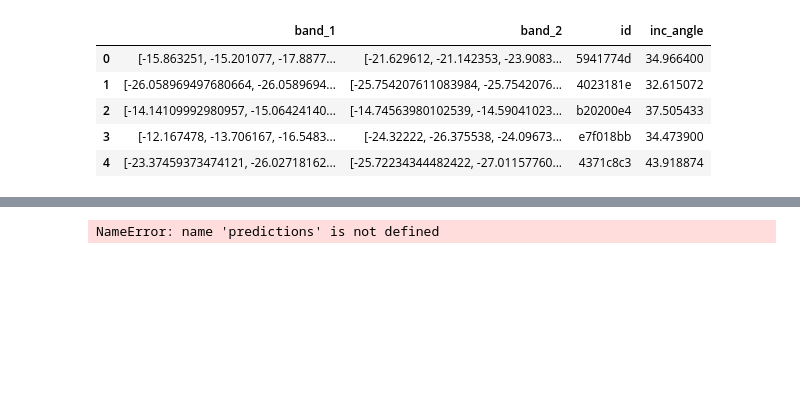
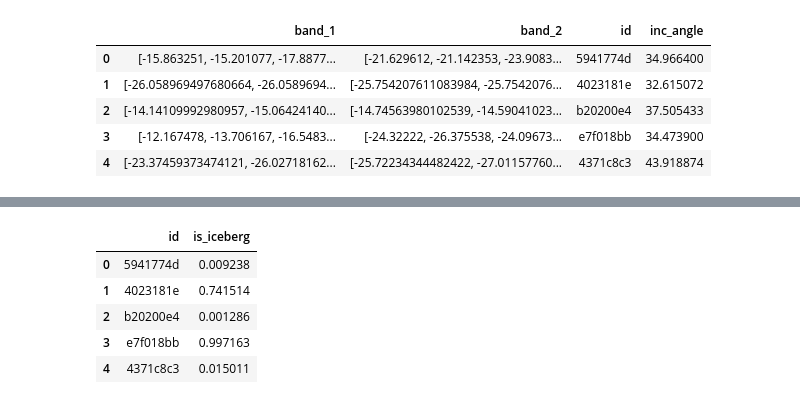
Before and after one commit to vinayakkankanwadi/statoil-iceberg-classifier-challenge, a Jupyter notebook: notebooks/sicc.ipynb, the cells around one changed output, grey strips where cells are left out. Drawn from its saved outputs; the diff is of its cells as text; code cells hidden in the pictures; blank space fills up the shorter version.

```diff
--- a/notebooks/sicc.ipynb
+++ b/notebooks/sicc.ipynb
@@ -565,7 +573,7 @@ plt.show()
 # %%
 model_object_path = model_path + "model." + model_code + "_" + model_timestamp + '.hdf5'
 model_f.save(model_object_path)
-#model_f = load_model(model_object_path)
+model_f = load_model(model_object_path)
 # %%
 argmin = np.array(H.history["val_loss"]).argmin()
 argmax_acc = np.array(H.history["val_acc"]).argmax()
@@ -654,3 +664,9 @@ test_df.head()
 | 2 | [-14.14109992980957, -15.06424140... | [-14.74563980102539, -14.59041023... | b20200e4 | 37.505433 |
 | 3 | [-12.167478, -13.706167, -16.5483... | [-24.32222, -26.375538, -24.09673... | e7f018bb | 34.473900 |
 | 4 | [-23.37459373474121, -26.02718162... | [-25.72234344482422, -27.01157760... | 4371c8c3 | 43.918874 |
+# %%
+test_df['inc_angle_f'] = pd.to_numeric(test_df['inc_angle'], errors='coerce')
+
+print("missing values in inc_angle: ", test_df['inc_angle_f'].isnull().sum())
+
+test_df['inc_angle_f'].replace(np.nan,0, inplace=True)
@@ -657,2 +675,6 @@ test_df.head()
 # %%
 t_band_1, t_band_2, t_band_1_t, t_band_2_t, t_band_3, X_test = get_bands(test_df)
+
+y_angle_test = test_df.loc[:,['is_iceberg','inc_angle_f']]
+
+y_angle_test['index'] = y_angle_test.index
@@ -662,0 +694,2 @@ ValueError: The model expects 4  arrays, but only received one array. Found: arr
+# %%
+predictions = model_f.predict_generator(datagen_angle_val.flow(X_test, y_angle_test, batch_size=32, shuffle=False),steps = len(X_test)/31, verbose=1)
@@ -663,6 +698,11 @@ ValueError: The model expects 4  arrays, but only received one array. Found: arr
 # %%
-submission = pd.DataFrame({'id': test_df['id'], 'is_iceberg': predictions.reshape(-1)})
+submission = pd.DataFrame({'id': test_df['id'], 'is_iceberg': predictions[:8424].reshape(-1)})
 submission.head()
 # %% [output]
-NameError: name 'predictions' is not defined
+|  | id | is_iceberg |
+| 0 | 5941774d | 0.009238 |
+| 1 | 4023181e | 0.741514 |
+| 2 | b20200e4 | 0.001286 |
+| 3 | e7f018bb | 0.997163 |
+| 4 | 4371c8c3 | 0.015011 |
 # %%
```
Also changed, not shown: parts of 18 cells of this notebook.
